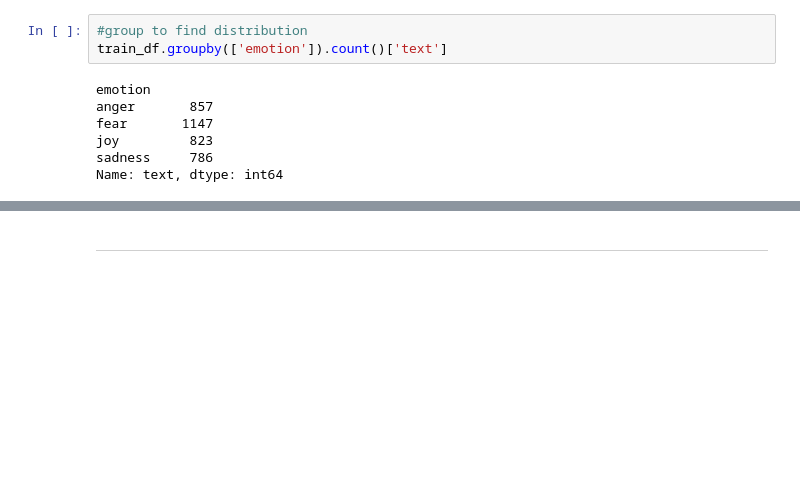
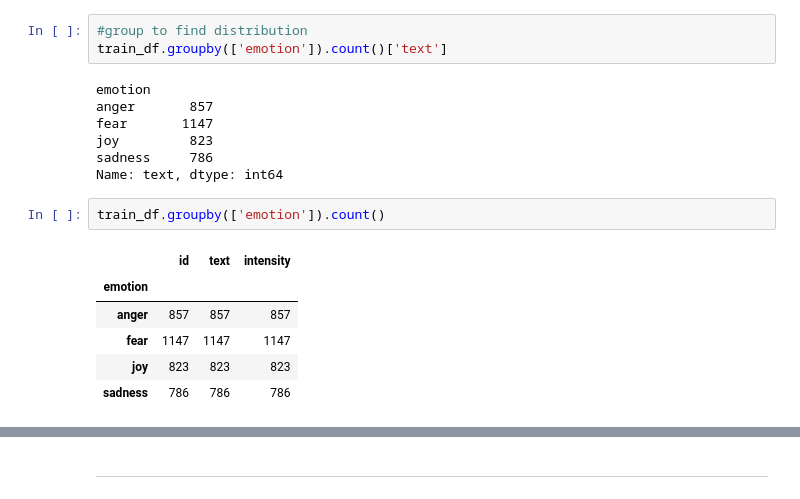
Before and after one commit to yen111033631/DM2022-Lab2-Master, a Jupyter notebook: DM2022-Lab2-Master.ipynb, the cells around one changed output, grey strips where cells are left out. Drawn from its saved outputs; the diff is of its cells as text; blank space fills up the shorter version.

```diff
--- a/DM2022-Lab2-Master.ipynb
+++ b/DM2022-Lab2-Master.ipynb
@@ -149,6 +210,15 @@ fear       1147
 joy         823
 sadness     786
 Name: text, dtype: int64
+# %%
+train_df.groupby(['emotion']).count()
+# %% [output]
+|  | id | text | intensity |
+| emotion |  |  |  |
+| anger | 857 | 857 | 857 |
+| fear | 1147 | 1147 | 1147 |
+| joy | 823 | 823 | 823 |
+| sadness | 786 | 786 | 786 |
 # %%
 %matplotlib inline
 import numpy as np
```
Also changed, not shown: parts of 28 cells of this notebook, 3 other files.
